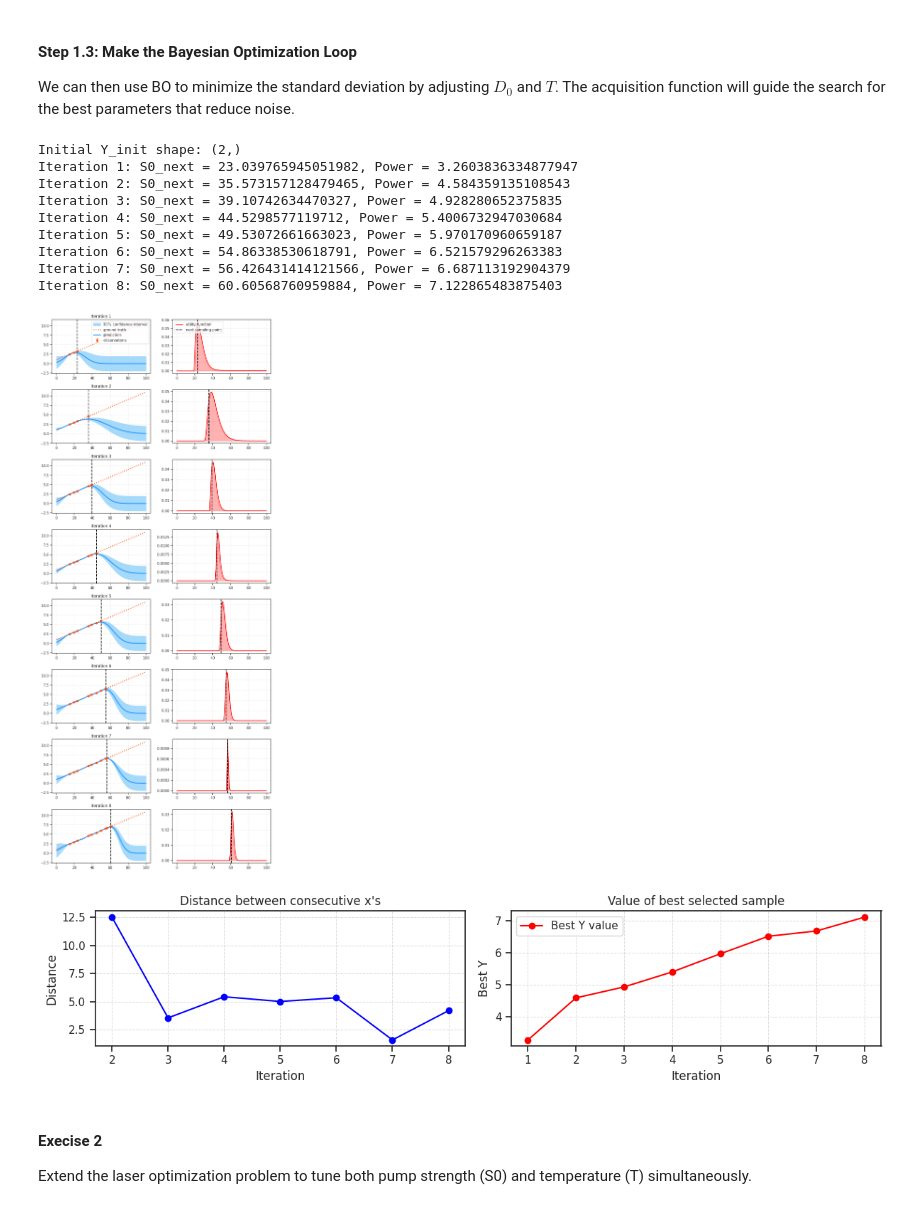
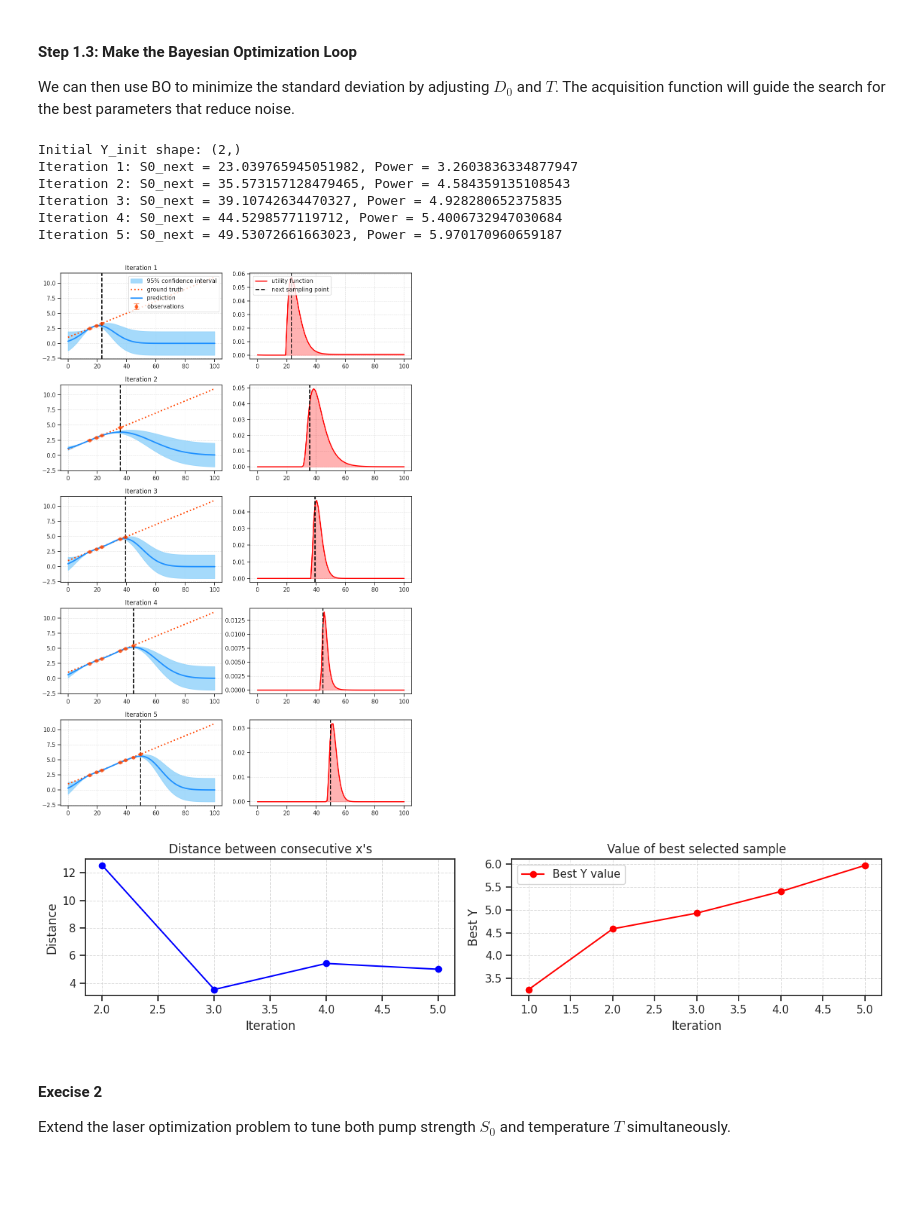
Before and after one commit to ritzann/2024-thrill-school-gp-bo, a Jupyter notebook: my_notebooks/3-BO-Lasers_Applications.ipynb, the cells around one changed output. Drawn from its saved outputs; the diff is of its cells as text; code cells hidden in the pictures; blank space fills up the shorter version.

```diff
--- a/my_notebooks/3-BO-Lasers_Applications.ipynb
+++ b/my_notebooks/3-BO-Lasers_Applications.ipynb
@@ -219,7 +219,7 @@ from plotting_utils import *
 We can then use BO to minimize the standard deviation by adjusting $D_0$ and $T$. The acquisition function will guide the search for the best parameters that reduce noise.
 # %%
 # Parameters for Bayesian optimization
-n_iter = 8
+n_iter = 5
 n_init = 2
 n_points = 100
 bounds = np.array([[0, n_points]])  # Define bounds for pump strength (e.g., 0 to 100)
@@ -252,47 +252,44 @@ for i in range(n_iter):
     Y_next = objective_function(S0_next, T_init, noise_level=noise_level)
     print(f"Iteration {i + 1}: S0_next = {S0_next.flatten()[0]}, Power = {Y_next.flatten()[0]}")
 
     # Reshape Y_init and Y_next if necessary
     if Y_init.ndim == 1:
         Y_init = Y_init.reshape(-1, 1)  # Ensure Y_init is a column vector
     Y_next = Y_next.reshape(-1, 1)  # Ensure Y_next is a column vector
 
     # Update the training data
     S0_init = np.vstack((S0_init, S0_next))
     Y_init = np.vstack((Y_init, Y_next))
 
     # Plot the GP approximation, noisy samples, and the next sampling point
     plot_prediction(axes[i, 0], gp, X, Y, S0_init, Y_init, S0_next, noise_level=noise_level, show_legend=(i == 0))
     axes[i, 0].set_title(f'Iteration {i + 1}')
 
     # Plot the acquisition (utility) function and the proposed next sample
     ei_values = expected_improvement(X, S0_init, Y_init, gp)
     plot_utility(axes[i, 1], X, ei_values, S0_next, show_legend=(i == 0))
 
 # Show the plots
 plt.tight_layout()
 plt.show()
 # %% [output]
 Initial Y_init shape: (2,)
 Iteration 1: S0_next = 23.039765945051982, Power = 3.2603836334877947
 Iteration 2: S0_next = 35.573157128479465, Power = 4.584359135108543
 Iteration 3: S0_next = 39.10742634470327, Power = 4.928280652375835
 Iteration 4: S0_next = 44.5298577119712, Power = 5.4006732947030684
 Iteration 5: S0_next = 49.53072661663023, Power = 5.970170960659187
-Iteration 6: S0_next = 54.86338530618791, Power = 6.521579296263383
-Iteration 7: S0_next = 56.426431414121566, Power = 6.687113192904379
-Iteration 8: S0_next = 60.60568760959884, Power = 7.122865483875403
-[figure, old version]
+[figure, new version]
 # %%
 fig, ax = plt.subplots(1, 2, figsize=(12, 3))  # Create subplots
 plot_convergence(ax, S0_init.ravel(), Y_init.ravel(), n_init=n_init, show_legend=True)
 plt.show()  # Display the plots
 # %% [output]
-[figure, old version]
+[figure, new version]
 # %% [markdown]
 #### Execise 2
 
-Extend the laser optimization problem to tune both  pump strength (S0) and temperature (T) simultaneously.
+Extend the laser optimization problem to tune both  pump strength $S_0$ and temperature $T$ simultaneously.
 # %%
 def objective_function(params, noise_level=0.05):
     S0, T = params[:, 0], params[:, 1]
```
Also changed, not shown: parts of 9 cells of this notebook.
